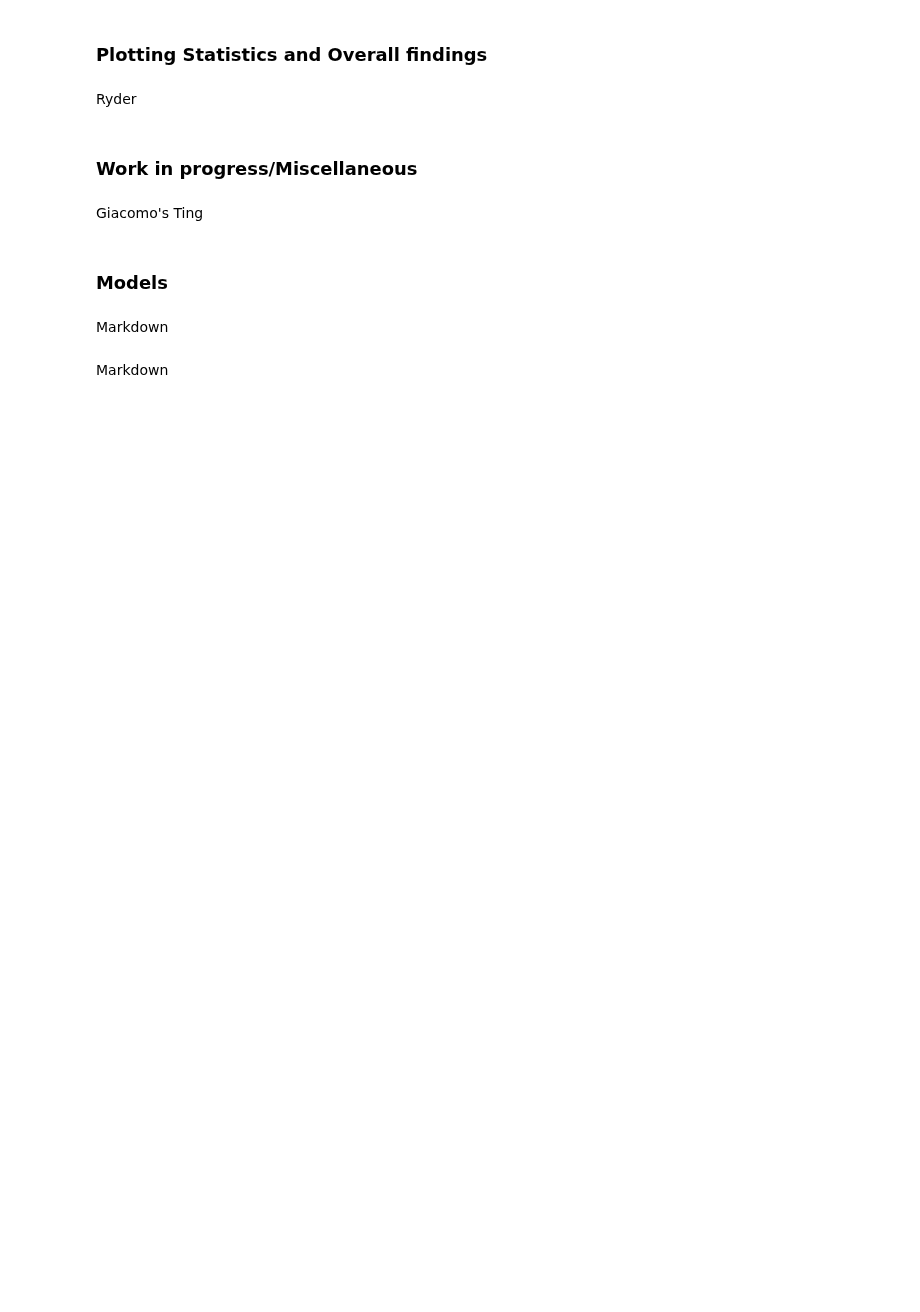
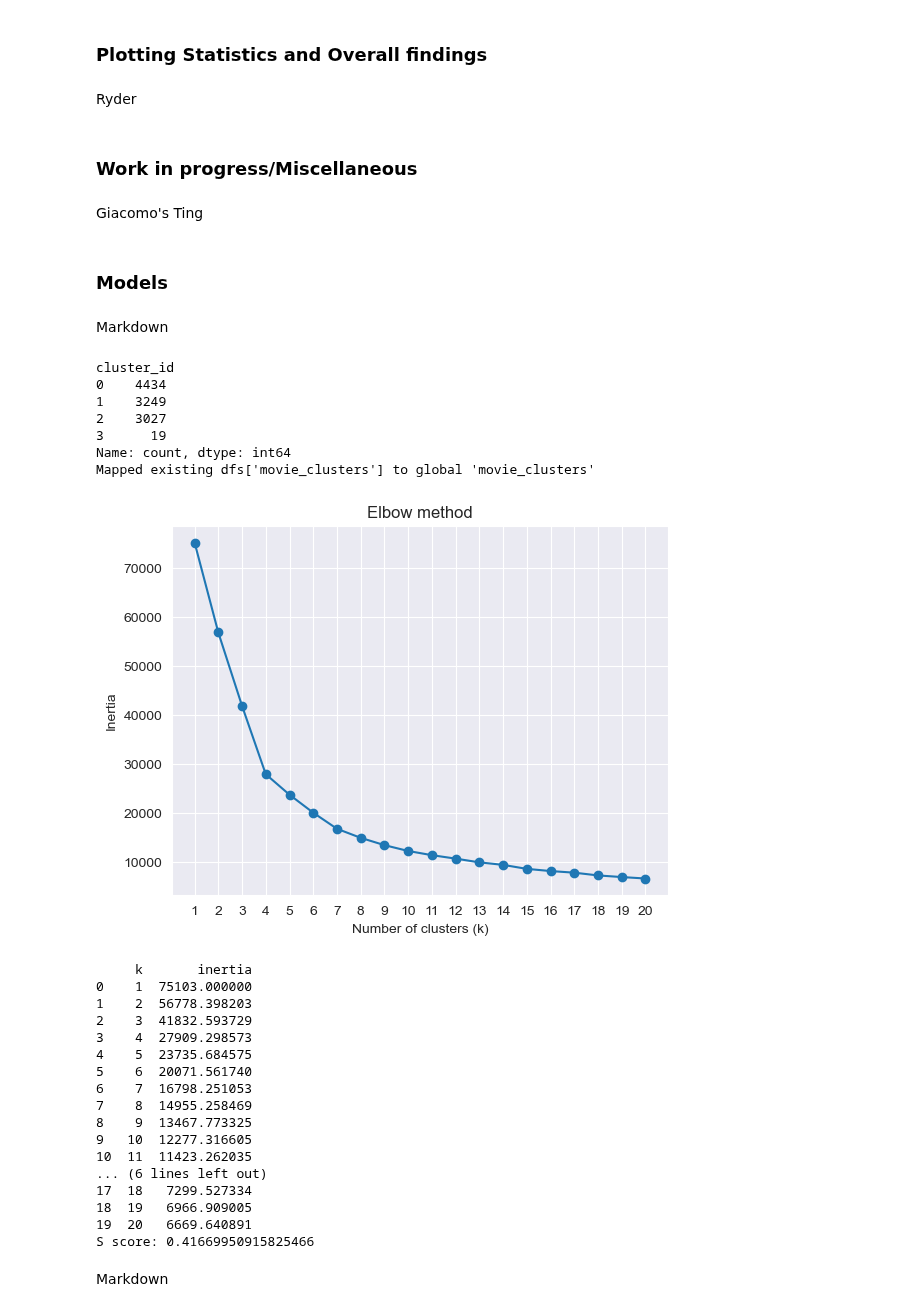
Before and after one commit to MookingSpooker/ROM_AD_Project_321481, a Jupyter notebook: main.ipynb, the cells around one changed output. Drawn from its saved outputs; the diff is of its cells as text; code cells hidden in the pictures; blank space fills up the shorter version.

```diff
--- a/main.ipynb
+++ b/main.ipynb
@@ -1079,42 +1105,64 @@ movies_for_clustering = (
     .first()
     .reset_index()
 )
-
-print(movies_for_clustering.head())
 
 # getting all number variables except for movie_id
 X = movies_for_clustering[movie_features].astype(float)
 
 scaler = StandardScaler()
 X_scaled = scaler.fit_transform(X)
 
 # number of clusters
 n_clusters = 4
 
 kmeans = KMeans(
     n_clusters=n_clusters,
     random_state=42,
     n_init=10
 )
 
 cluster_labels = kmeans.fit_predict(X_scaled)
 
 # adding cluster ids to the table
 movies_for_clustering["cluster_id"] = cluster_labels
 
 # printing how many movies in each cluster, only for debugging
 print(movies_for_clustering["cluster_id"].value_counts().sort_index())
 
 # saving
 add_new_df('movie_clusters', 'movie_clusters', movies_for_clustering)
 
 # X_scaled из предыдущего шага (после StandardScaler)
 elbow_df = elbow_method(X_scaled, 1, 20)
 print(elbow_df)
 
-small_cluster = movies_for_clustering[movies_for_clustering["cluster_id"] == 3]
-small_cluster.describe()
-small_cluster.merge(merged[["movie_id", "title"]].drop_duplicates(), on="movie_id")
+print(f"S score: {compute_silhouette_score(X_scaled, cluster_labels, 5000)}")
+# %% [output]
+cluster_id
+0    4434
+1    3249
+2    3027
+3      19
+Name: count, dtype: int64
+Mapped existing dfs['movie_clusters'] to global 'movie_clusters'
+[figure, added]
+     k       inertia
+0    1  75103.000000
+1    2  56778.398203
+2    3  41832.593729
+3    4  27909.298573
+4    5  23735.684575
+5    6  20071.561740
+6    7  16798.251053
+7    8  14955.258469
+8    9  13467.773325
+9   10  12277.316605
+10  11  11423.262035
+... (6 lines left out)
+17  18   7299.527334
+18  19   6966.909005
+19  20   6669.640891
+S score: 0.41669950915825466
 # %% [markdown]
 Markdown
 # %%
```
Also changed, not shown: parts of 2 cells of this notebook.
